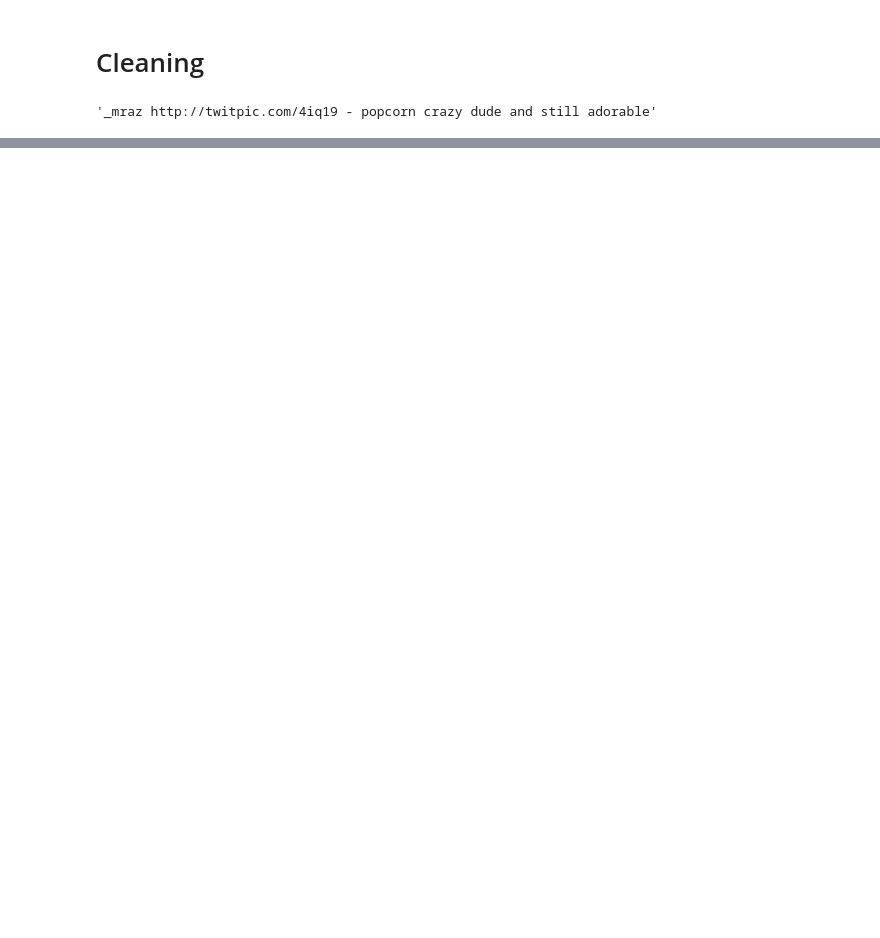
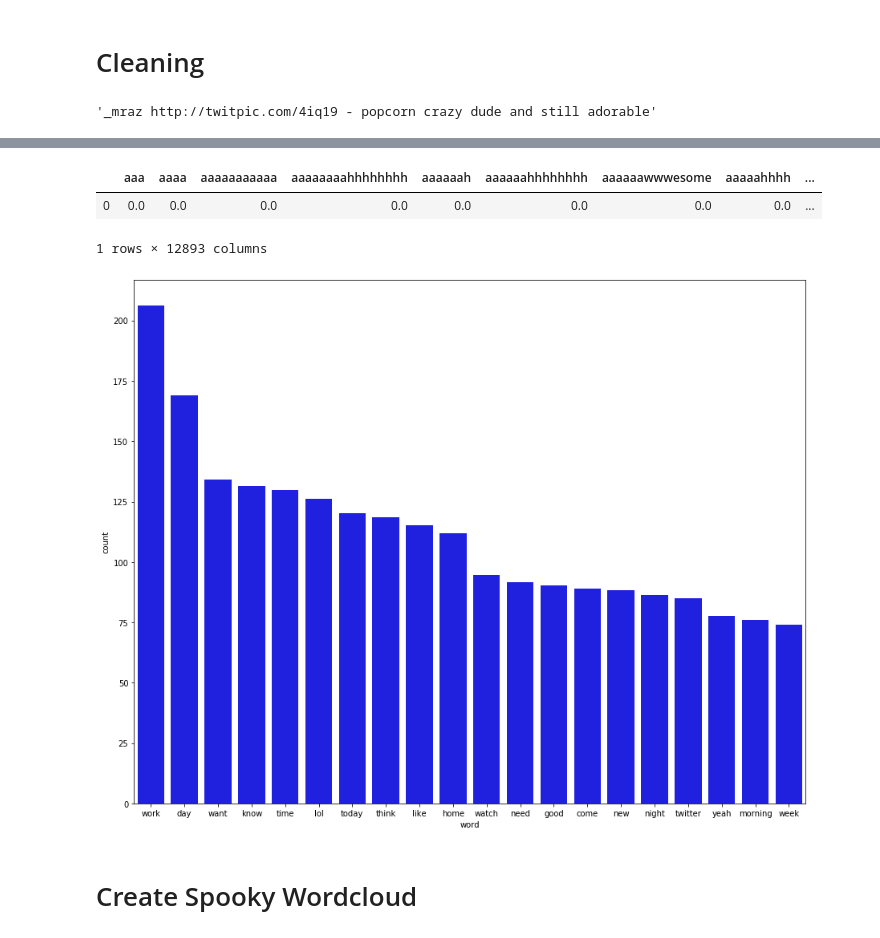
Before and after one commit to FreedomVAce/Tweet_Sentiment_Extraction, a Jupyter notebook: tweet_sentiment_extraction.ipynb, the cells around one changed output, grey strips where cells are left out. Cells and saved outputs as stored; diff of their text form; code cells hidden in the pictures; blank space fills up the shorter version.

```diff
--- a/tweet_sentiment_extraction.ipynb
+++ b/tweet_sentiment_extraction.ipynb
@@ -311,0 +217,23 @@ train[['text','text_new']]
+# %%
+net_tfidf = TfidfVectorizer().fit(net_text)
+
+net_X_train = net_tfidf.transform(net_text)
+net_my_df = pd.DataFrame(columns=net_tfidf.get_feature_names(), data=net_X_train.toarray())
+display(net_my_df.head(1))
+# %% [output]
+|  | aaa | aaaa | aaaaaaaaaaa | aaaaaaaahhhhhhhh | aaaaaah | aaaaaahhhhhhhh | aaaaaawwwesome | aaaaahhhh | ... |
+| 0 | 0.0 | 0.0 | 0.0 | 0.0 | 0.0 | 0.0 | 0.0 | 0.0 | ... |
+1 rows × 12893 columns
+# %%
+net_word_counts = np.array(np.sum(net_X_train, axis=0)).reshape((-1,))
+net_words = np.array(net_tfidf.get_feature_names())
+net_words_df = pd.DataFrame({"word":net_words,"count":net_word_counts})
+net_plot = net_words_df.sort_values(by="count", ascending=False).head(25)
+# %%
+plt.figure(figsize=(15, 12))
+sns.barplot(x = net_plot['word'].head(20), y = net_plot['count'].head(20),color='blue')
+plt.show()
+# %% [output]
+[figure, added]
+# %% [markdown]
+# Create Spooky Wordcloud
```
Also changed, not shown: parts of 32 cells of this notebook.
